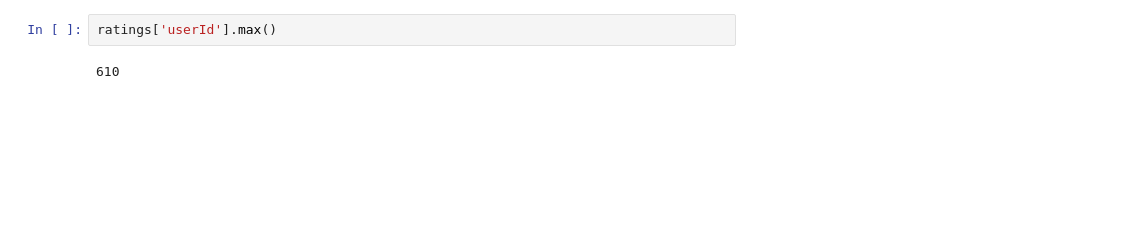
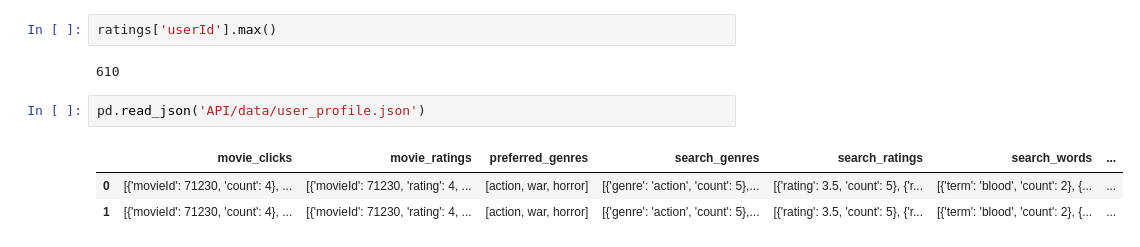
Before and after one commit to Fatema/web-technology, a Jupyter notebook: melon.ipynb, the cells around one changed output. Cells and saved outputs as stored; diff of their text form; blank space fills up the shorter version.

```diff
--- a/melon.ipynb
+++ b/melon.ipynb
@@ -891,3 +871,9 @@ movies_list
 ratings['userId'].max()
 # %% [output]
 610
+# %%
+pd.read_json('API/data/user_profile.json')
+# %% [output]
+|  | movie_clicks | movie_ratings | preferred_genres | search_genres | search_ratings | search_words | ... |
+| 0 | [{'movieId': 71230, 'count': 4}, ... | [{'movieId': 71230, 'rating': 4, ... | [action, war, horror] | [{'genre': 'action', 'count': 5},... | [{'rating': 3.5, 'count': 5}, {'r... | [{'term': 'blood', 'count': 2}, {... | ... |
+| 1 | [{'movieId': 71230, 'count': 4}, ... | [{'movieId': 71230, 'rating': 4, ... | [action, war, horror] | [{'genre': 'action', 'count': 5},... | [{'rating': 3.5, 'count': 5}, {'r... | [{'term': 'blood', 'count': 2}, {... | ... |
```
Also changed, not shown: parts of 15 cells of this notebook, 19 other files.
